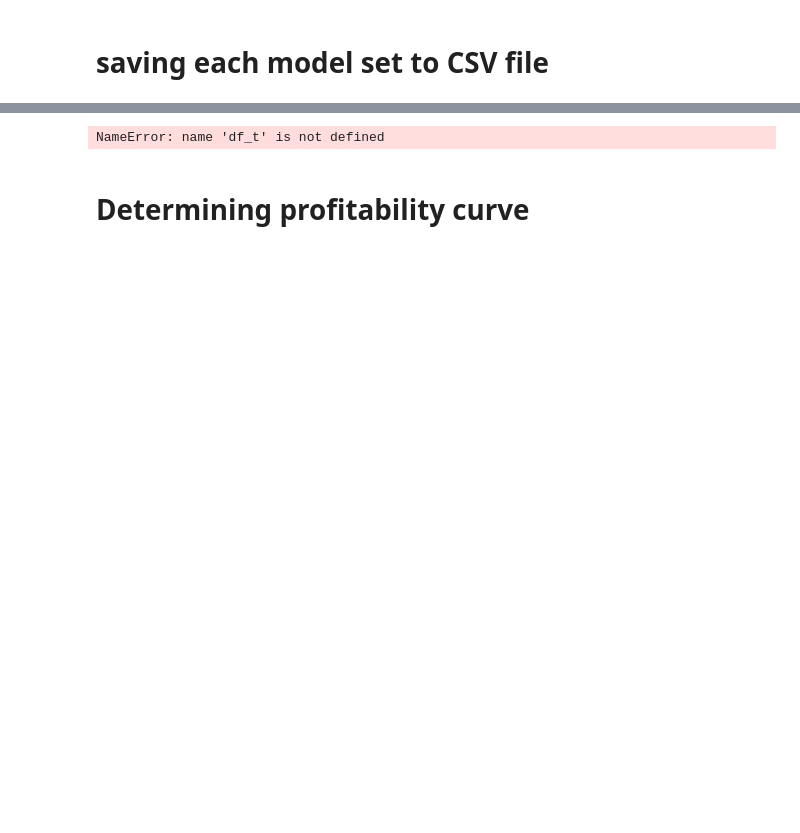
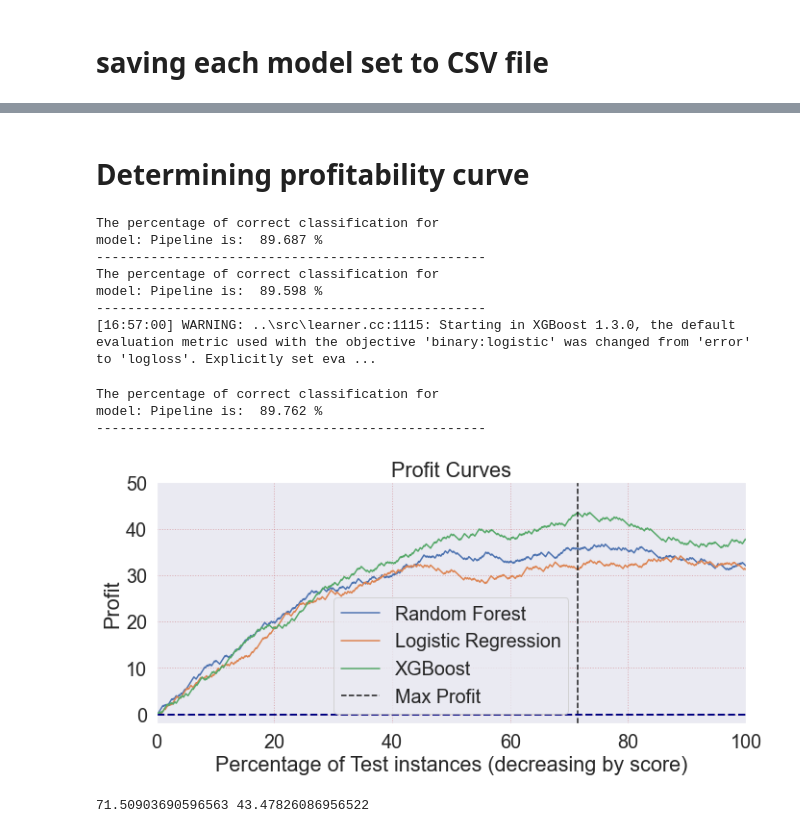
Before and after one commit to wessela42/Springboard_Documents, a Jupyter notebook: Wessel_PBP.ipynb, the cells around one changed output, grey strips where cells are left out. Saved outputs shown, nothing was run; the diff lists cells and outputs as text; code cells hidden in the pictures; blank space fills up the shorter version.

Commit message:
Add files via upload
added profit curve data

```diff
--- a/Wessel_PBP.ipynb
+++ b/Wessel_PBP.ipynb
@@ -1596,7 +1591,0 @@ df_test.shape
-# %%
-df_test['random'] = np.random.random(size = df_t.shape[0]) #adding a random column for a baseline on feature importances
-
-X_test = df_test[features]
-y_test = df_test['y_bool']
-# %% [output]
-NameError: name 'df_t' is not defined
@@ -1619,0 +1667,49 @@ final_report.value_counts()
+# %%
+#Define the Cost Matrix
+cost_matrix = np.array([[2000, -1200], [ 0,   0]]).T
+
+#Make the plot
+_,ax = plt.subplots(1,1,figsize = (10,5))
+models = [pipe_best_rf_model, pipe_best_lr_model, pipe_best_xgb_model]
+
+#plot out the profit curve for each model
+for model in models:
+    m,profits,n = plot_profit_curve(model, cost_matrix, X_train, X_test, y_train, y_test, ax)
+
+    print('The percentage of correct classification for \nmodel:',
+          model.__class__.__name__,
+          'is: ',
+          np.round(np.sum(m == y_test)/len(y_test)*100,3),
+         '%')
+    print('-'*50)
+
+#Do some plotting stuff
+ind = np.argmax(profits)
+ax.axvline(n[ind],0,np.max(profits),\
+           linestyle = '--', color = 'k',label = 'Max Profit')
+
+ax.plot([-5, 110], [0, 0], color='navy', linestyle='--',
+        lw = 2);
+
+ax.legend(labels=['Random Forest', 'Logistic Regression', 'XGBoost', 'Max Profit']);
+ax.set_ylim(-2,50)
+ax.set_xlim(0,100);
+plt.tight_layout()
+plt.savefig(p / ('ProfitCurve.pdf') )
+plt.show()
+# %% [output]
+The percentage of correct classification for
+model: Pipeline is:  89.687 %
+--------------------------------------------------
+The percentage of correct classification for
+model: Pipeline is:  89.598 %
+--------------------------------------------------
+[16:57:00] WARNING: ..\src\learner.cc:1115: Starting in XGBoost 1.3.0, the default evaluation metric used with the objective 'binary:logistic' was changed from 'error' to 'logloss'. Explicitly set eva ...
+The percentage of correct classification for
+model: Pipeline is:  89.762 %
+--------------------------------------------------
+[figure, added]
+# %%
+print(n[ind], np.max(profits))
+# %% [output]
+71.50903690596563 43.47826086956522
```
Also changed, not shown: parts of 28 cells of this notebook.
